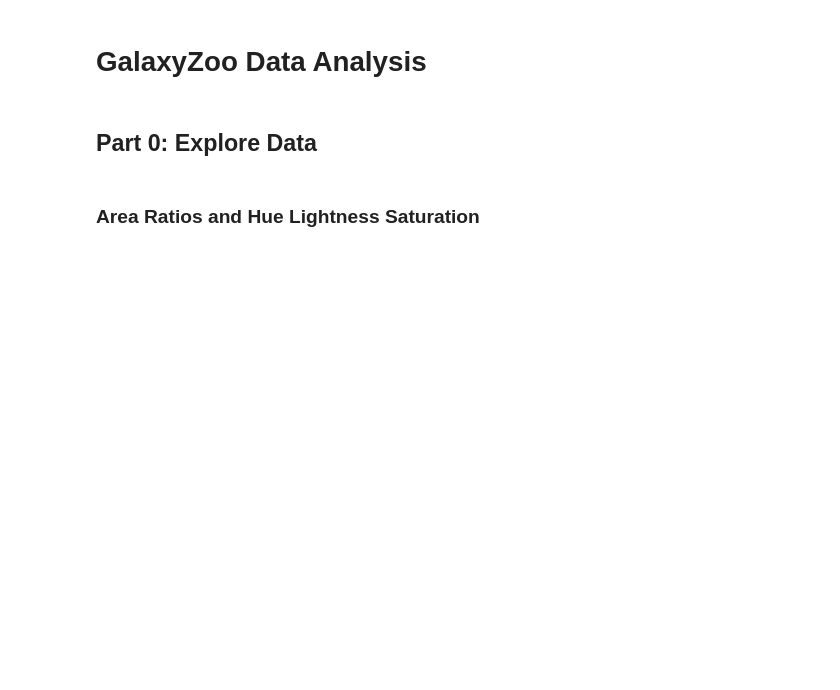
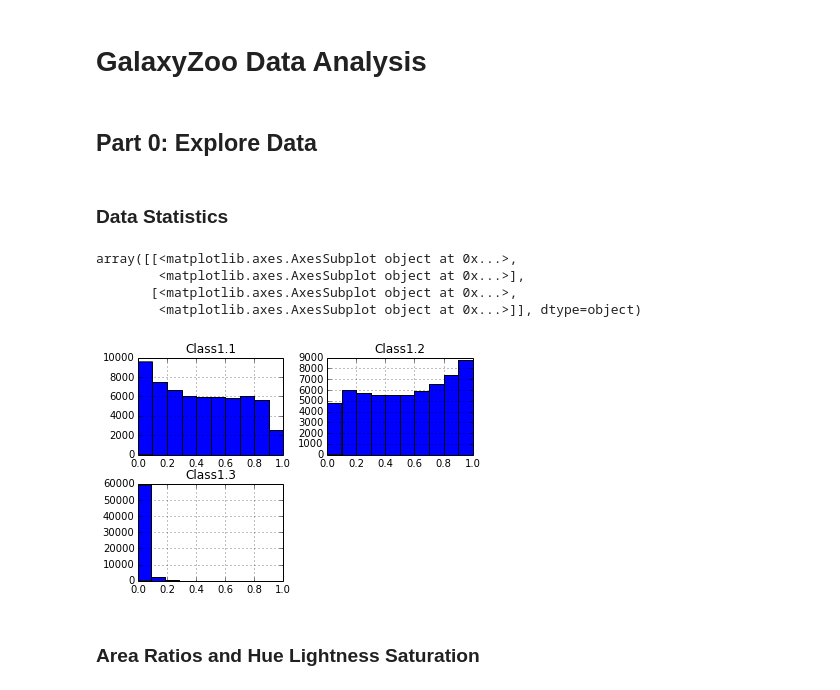
Before and after one commit to jkcn90/kaggle_galaxy_zoo, a Jupyter notebook: GalaxyZoo.ipynb, the cells around one changed output. Cells and saved outputs as stored; diff of their text form; code cells hidden in the pictures; blank space fills up the shorter version.

```diff
--- a/GalaxyZoo.ipynb
+++ b/GalaxyZoo.ipynb
@@ -11,6 +12,19 @@ from galaxy_data import GalaxyData
 import run
 # %% [markdown]
 ## Part 0: Explore Data
+# %% [markdown]
+### Data Statistics
+# %%
+solutions = pd.read_csv("./input_data/training_solutions_rev1.csv", index_col="GalaxyID")
+solutions = solutions.ix[:,"Class1.1":"Class1.3"]
+solutions.index.name=None
+solutions.hist()
+# %% [output]
+array([[<matplotlib.axes.AxesSubplot object at 0x...>,
+        <matplotlib.axes.AxesSubplot object at 0x...>],
+       [<matplotlib.axes.AxesSubplot object at 0x...>,
+        <matplotlib.axes.AxesSubplot object at 0x...>]], dtype=object)
+[figure, added]
 # %% [markdown]
 ### Area Ratios and Hue Lightness Saturation
 # %%
```
Also changed, not shown: parts of 11 cells of this notebook.
